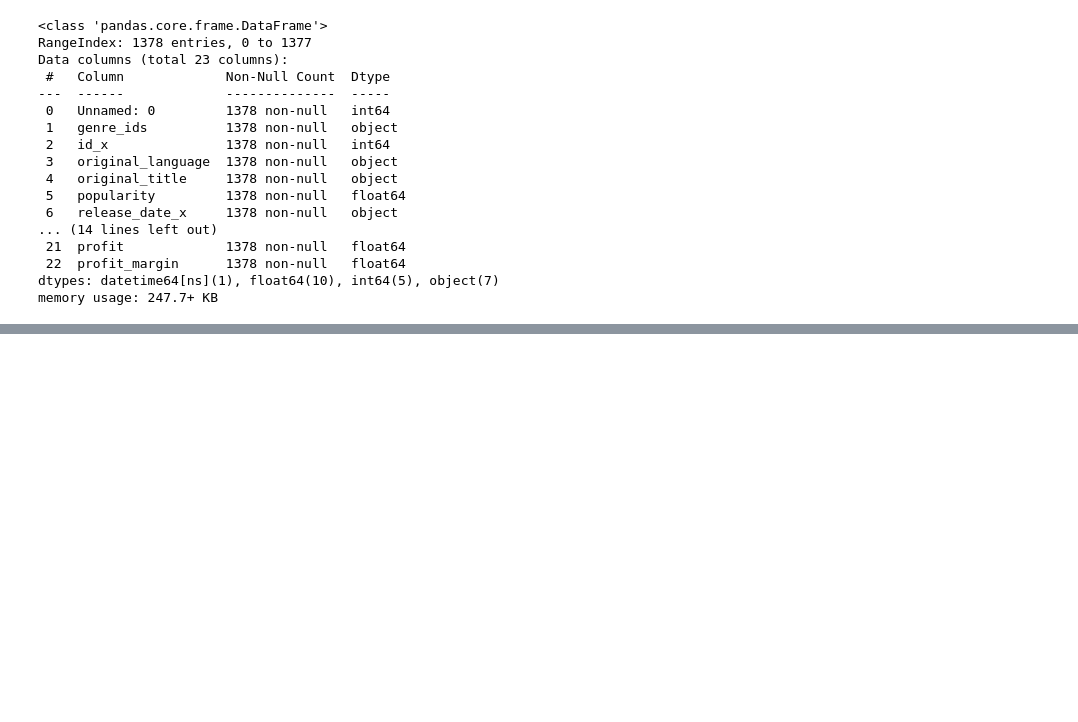
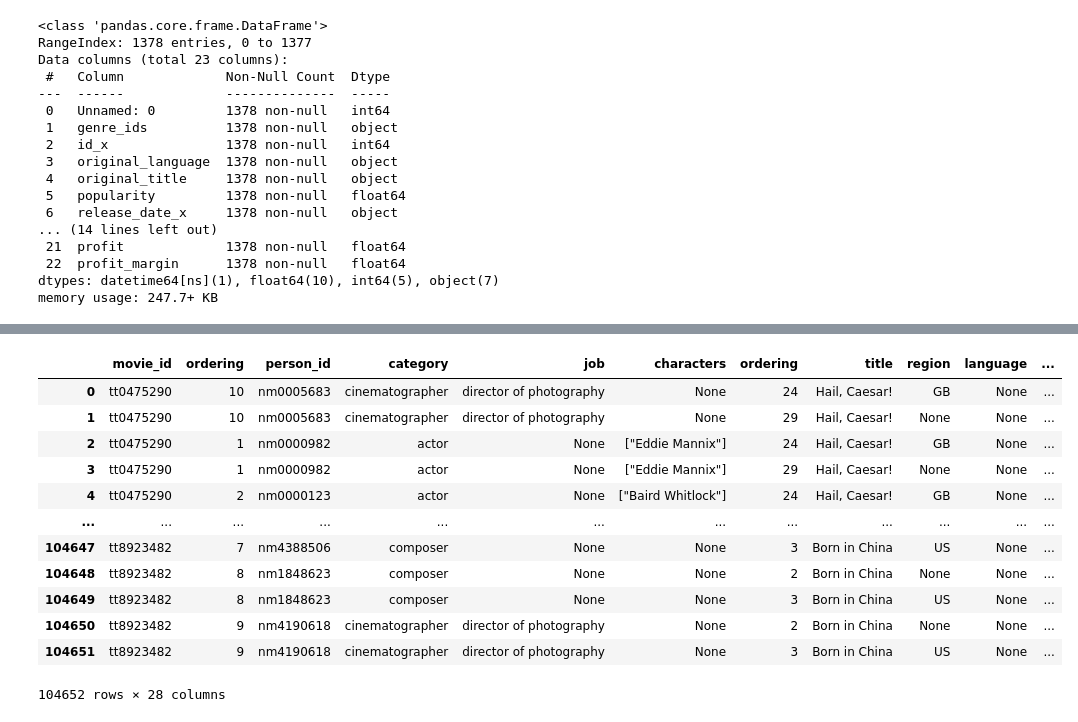
Before and after one commit to FrancisNdirangu/Phase-2-Project, a Jupyter notebook: student.ipynb, the cells around one changed output, grey strips where cells are left out. Drawn from its saved outputs; the diff is of its cells as text; code cells hidden in the pictures; blank space fills up the shorter version.

```diff
--- a/student.ipynb
+++ b/student.ipynb
@@ -930,0 +1087,17 @@ memory usage: 247.7+ KB
+# %%
+imdb_gross_combine = pd.merge(combined_df,bom_movies,on='title')
+imdb_gross_combine
+# %% [output]
+|  | movie_id | ordering | person_id | category | job | characters | ordering | title | region | language | ... |
+| 0 | tt0475290 | 10 | nm0005683 | cinematographer | director of photography | None | 24 | Hail, Caesar! | GB | None | ... |
+| 1 | tt0475290 | 10 | nm0005683 | cinematographer | director of photography | None | 29 | Hail, Caesar! | None | None | ... |
+| 2 | tt0475290 | 1 | nm0000982 | actor | None | ["Eddie Mannix"] | 24 | Hail, Caesar! | GB | None | ... |
+| 3 | tt0475290 | 1 | nm0000982 | actor | None | ["Eddie Mannix"] | 29 | Hail, Caesar! | None | None | ... |
+| 4 | tt0475290 | 2 | nm0000123 | actor | None | ["Baird Whitlock"] | 24 | Hail, Caesar! | GB | None | ... |
+| ... | ... | ... | ... | ... | ... | ... | ... | ... | ... | ... | ... |
+| 104647 | tt8923482 | 7 | nm4388506 | composer | None | None | 3 | Born in China | US | None | ... |
+| 104648 | tt8923482 | 8 | nm1848623 | composer | None | None | 2 | Born in China | None | None | ... |
+| 104649 | tt8923482 | 8 | nm1848623 | composer | None | None | 3 | Born in China | US | None | ... |
+| 104650 | tt8923482 | 9 | nm4190618 | cinematographer | director of photography | None | 2 | Born in China | None | None | ... |
+| 104651 | tt8923482 | 9 | nm4190618 | cinematographer | director of photography | None | 3 | Born in China | US | None | ... |
+104652 rows × 28 columns
```
Also changed, not shown: parts of 18 cells of this notebook, 2 other files.
